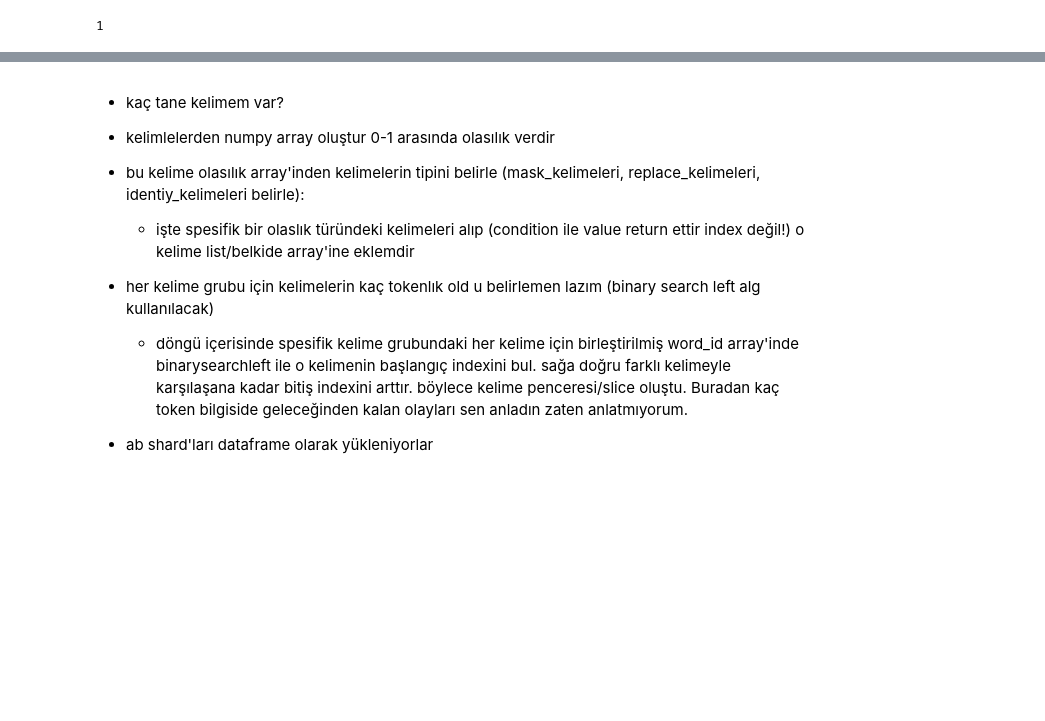
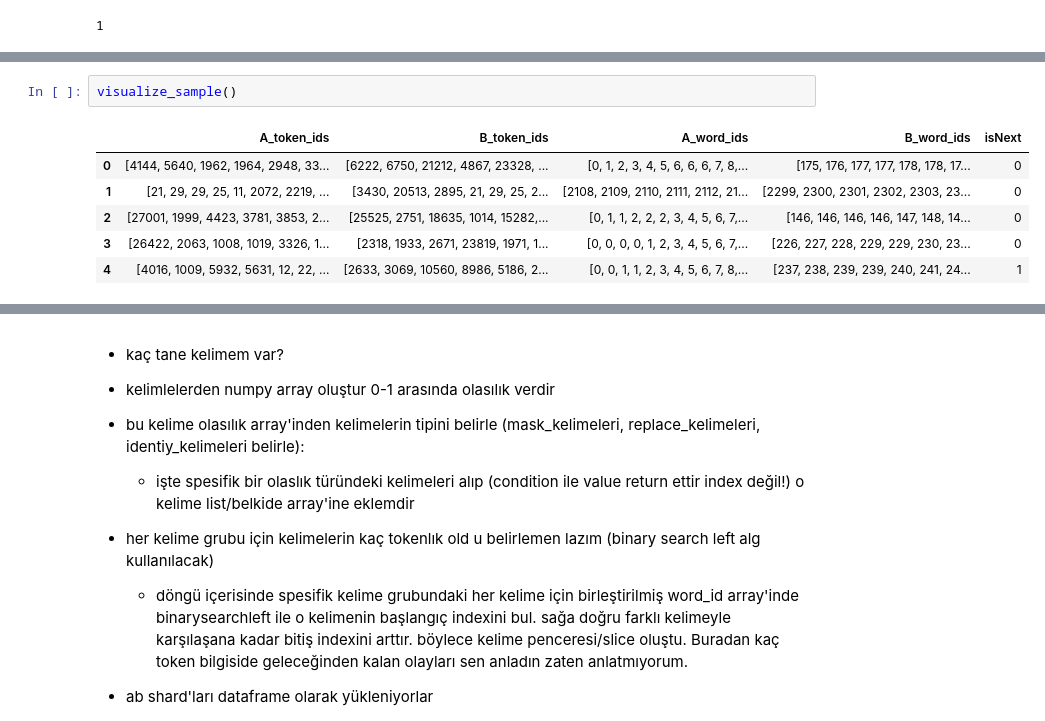
Before and after one commit to MuhammetCanGumussu/Bert-Implementation-From-Scratch, a Jupyter notebook: bert_implementation_tr/data/TEMP_NAME.ipynb, the cells around one changed output, grey strips where cells are left out. Saved outputs shown, nothing was run; the diff lists cells and outputs as text; blank space fills up the shorter version.

```diff
--- a/bert_implementation_tr/data/TEMP_NAME.ipynb
+++ b/bert_implementation_tr/data/TEMP_NAME.ipynb
@@ -1303,2 +1357,11 @@ a[0].ndim
+# %%
+visualize_sample()
+# %% [output]
+|  | A_token_ids | B_token_ids | A_word_ids | B_word_ids | isNext |
+| 0 | [4144, 5640, 1962, 1964, 2948, 33... | [6222, 6750, 21212, 4867, 23328, ... | [0, 1, 2, 3, 4, 5, 6, 6, 6, 7, 8,... | [175, 176, 177, 177, 178, 178, 17... | 0 |
+| 1 | [21, 29, 29, 25, 11, 2072, 2219, ... | [3430, 20513, 2895, 21, 29, 25, 2... | [2108, 2109, 2110, 2111, 2112, 21... | [2299, 2300, 2301, 2302, 2303, 23... | 0 |
+| 2 | [27001, 1999, 4423, 3781, 3853, 2... | [25525, 2751, 18635, 1014, 15282,... | [0, 1, 1, 2, 2, 2, 3, 4, 5, 6, 7,... | [146, 146, 146, 146, 147, 148, 14... | 0 |
+| 3 | [26422, 2063, 1008, 1019, 3326, 1... | [2318, 1933, 2671, 23819, 1971, 1... | [0, 0, 0, 0, 1, 2, 3, 4, 5, 6, 7,... | [226, 227, 228, 229, 229, 230, 23... | 0 |
+| 4 | [4016, 1009, 5932, 5631, 12, 22, ... | [2633, 3069, 10560, 8986, 5186, 2... | [0, 0, 1, 1, 2, 3, 4, 5, 6, 7, 8,... | [237, 238, 239, 239, 240, 241, 24... | 1 |
 # %%
 from data import read_shard, visualize_sample
```
Also changed, not shown: parts of 14 cells of this notebook, 3 other files.
